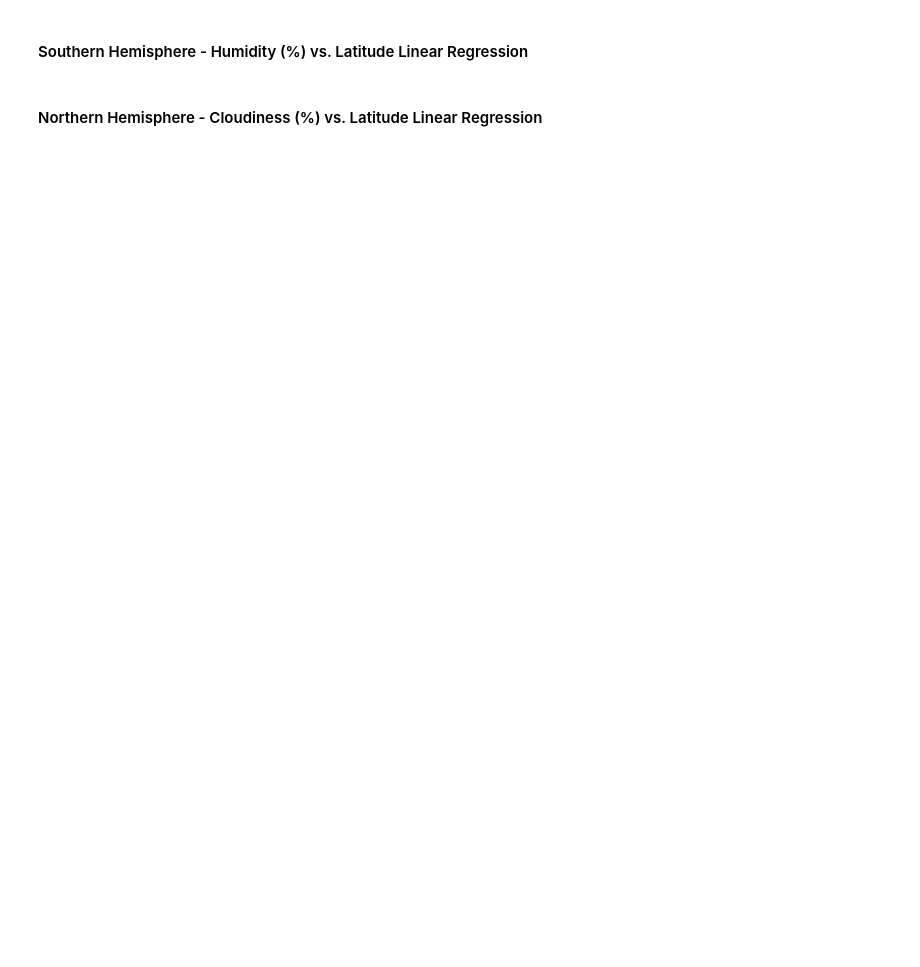
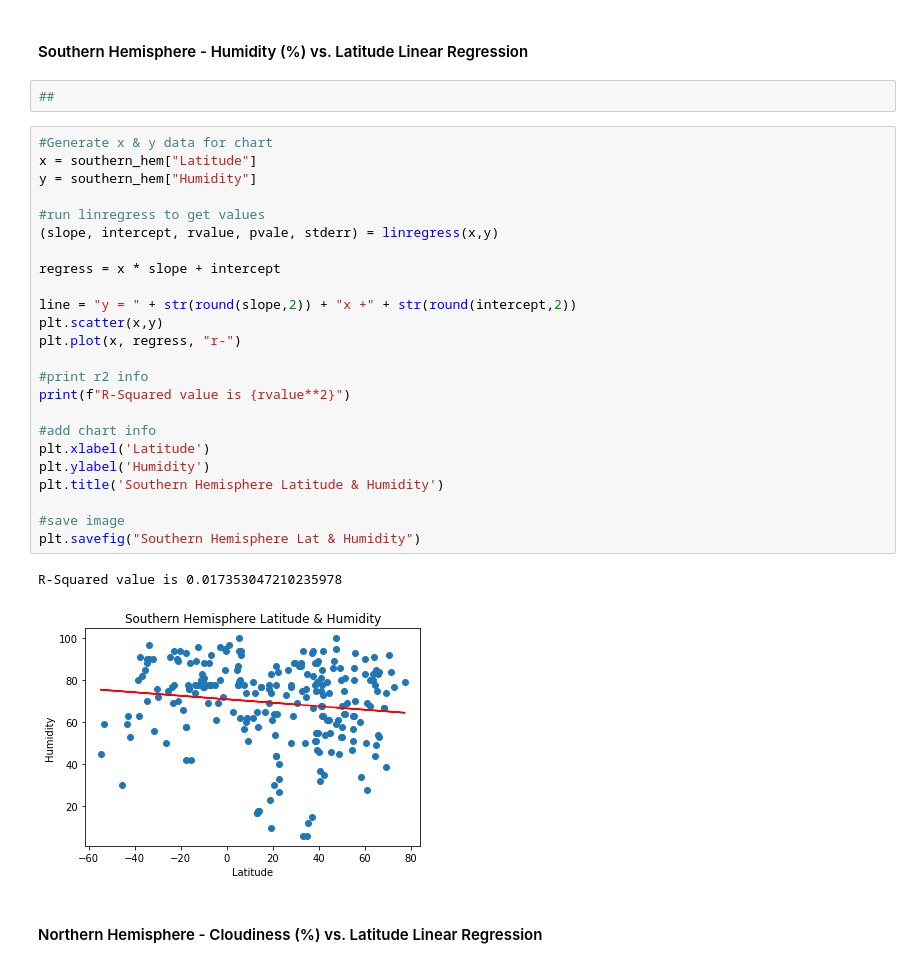
Before and after one commit to emily-wuenstel/python-api-challenge, a Jupyter notebook: weatherpy/weatherpy.ipynb, the cells around one changed output. Cells and saved outputs as stored; diff of their text form; blank space fills up the shorter version.

```diff
--- a/weatherpy/weatherpy.ipynb
+++ b/weatherpy/weatherpy.ipynb
@@ -255,4 +344,33 @@ southern_hem = weather_data.loc[weather_data["Longitude"] < 0]
 # %% [markdown]
 ####  Southern Hemisphere - Humidity (%) vs. Latitude Linear Regression
+# %%
+##
+# %%
+#Generate x & y data for chart
+x = southern_hem["Latitude"]
+y = southern_hem["Humidity"]
+
+#run linregress to get values
+(slope, intercept, rvalue, pvale, stderr) = linregress(x,y)
+
+regress = x * slope + intercept
+
+line = "y = " + str(round(slope,2)) + "x +" + str(round(intercept,2))
+plt.scatter(x,y)
+plt.plot(x, regress, "r-")
+
+#print r2 info
+print(f"R-Squared value is {rvalue**2}")
+
+#add chart info
+plt.xlabel('Latitude')
+plt.ylabel('Humidity')
+plt.title('Southern Hemisphere Latitude & Humidity')
+
+#save image
+plt.savefig("Southern Hemisphere Lat & Humidity")
+# %% [output]
+R-Squared value is 0.017353047210235978
+[figure, added]
 # %% [markdown]
 ####  Northern Hemisphere - Cloudiness (%) vs. Latitude Linear Regression
```
Also changed, not shown: parts of 18 cells of this notebook, 13 other files.
